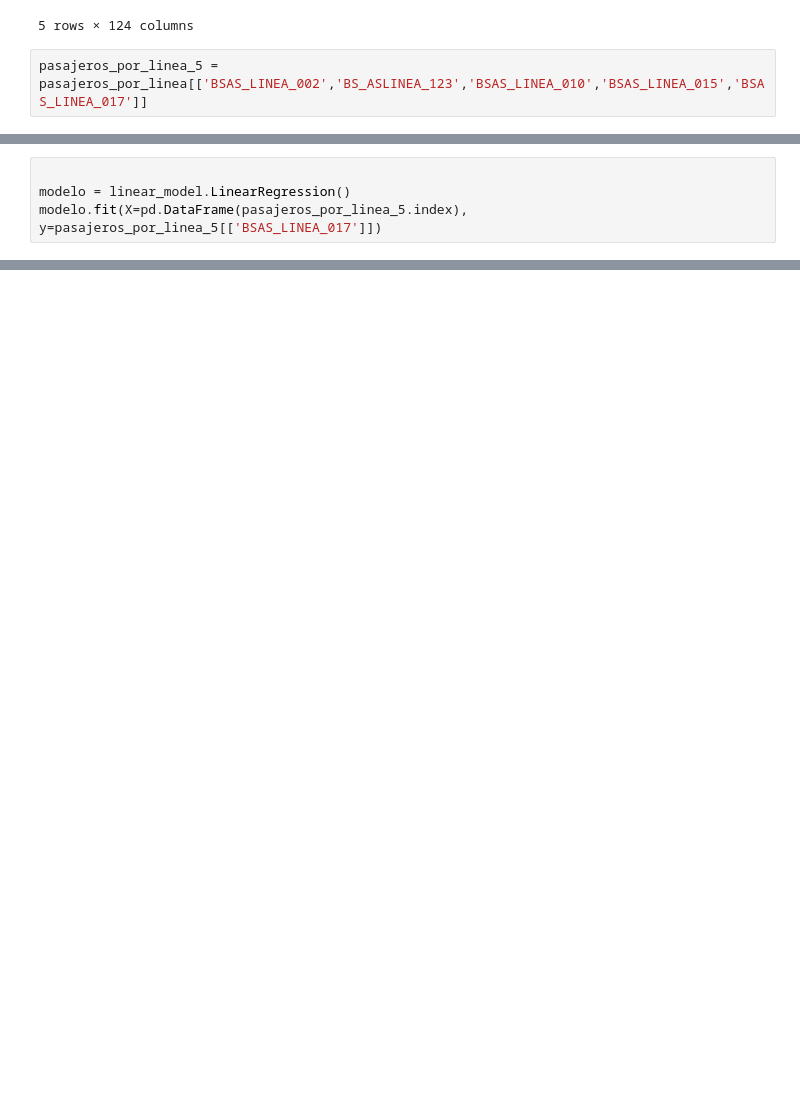
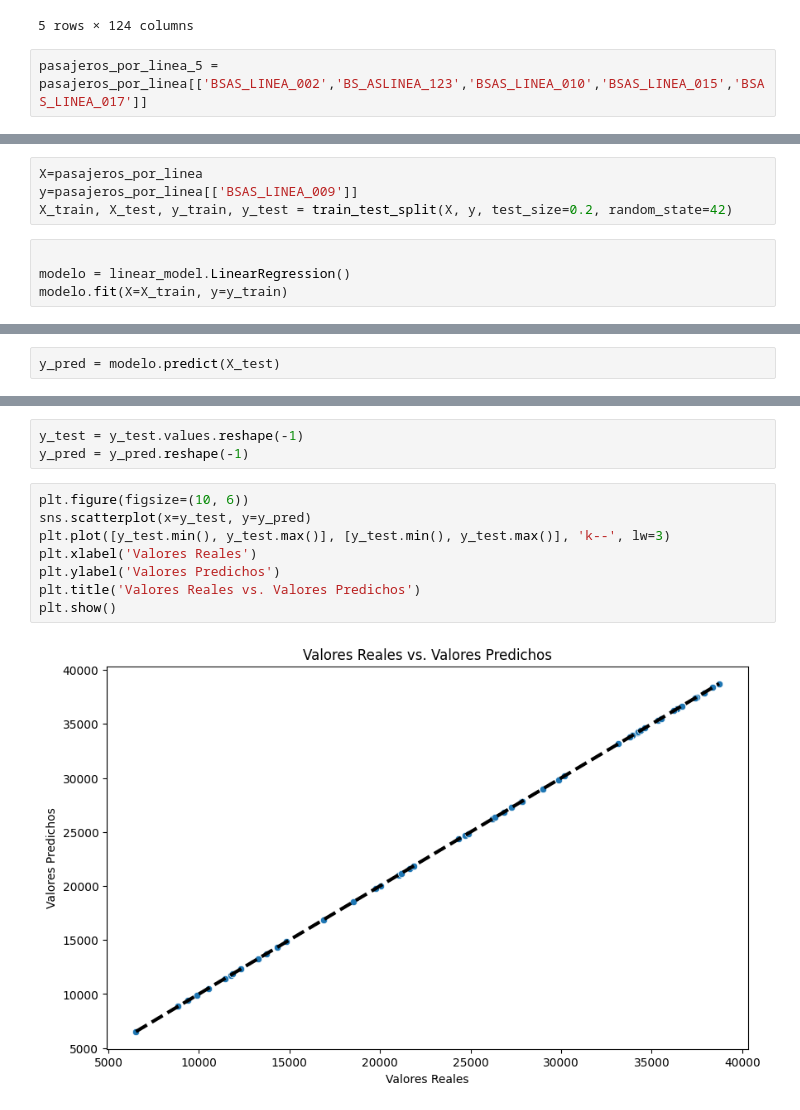
Before and after one commit to alejoGonc/labo_tp1, a Jupyter notebook: main.ipynb, the cells around one changed output, grey strips where cells are left out. Drawn from its saved outputs; the diff is of its cells as text; blank space fills up the shorter version.

```diff
--- a/main.ipynb
+++ b/main.ipynb
@@ -237,5 +259,9 @@ pasajeros_por_linea_5 = pasajeros_por_linea[['BSAS_LINEA_002','BS_ASLINEA_123','
+# %%
+X=pasajeros_por_linea
+y=pasajeros_por_linea[['BSAS_LINEA_009']]
+X_train, X_test, y_train, y_test = train_test_split(X, y, test_size=0.2, random_state=42)
 # %%
 
 modelo = linear_model.LinearRegression()
-modelo.fit(X=pd.DataFrame(pasajeros_por_linea_5.index), y=pasajeros_por_linea_5[['BSAS_LINEA_017']])
+modelo.fit(X=X_train, y=y_train)
 # %% [output]
@@ -246,0 +269,2 @@ LinearRegression()
+# %%
+y_pred = modelo.predict(X_test)
@@ -246,0 +300,13 @@ LinearRegression()
+# %%
+y_test = y_test.values.reshape(-1)
+y_pred = y_pred.reshape(-1)
+# %%
+plt.figure(figsize=(10, 6))
+sns.scatterplot(x=y_test, y=y_pred)
+plt.plot([y_test.min(), y_test.max()], [y_test.min(), y_test.max()], 'k--', lw=3)
+plt.xlabel('Valores Reales')
+plt.ylabel('Valores Predichos')
+plt.title('Valores Reales vs. Valores Predichos')
+plt.show()
+# %% [output]
+[figure, added]
```
Also changed, not shown: parts of 12 cells of this notebook, 1 other file.
